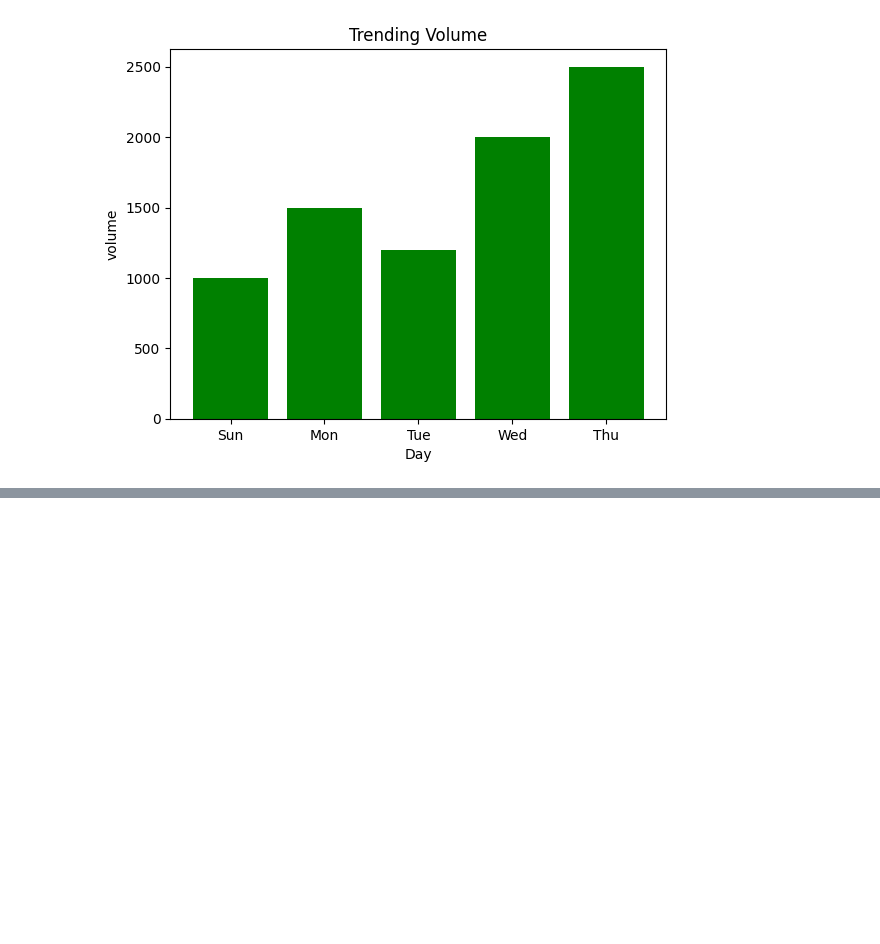
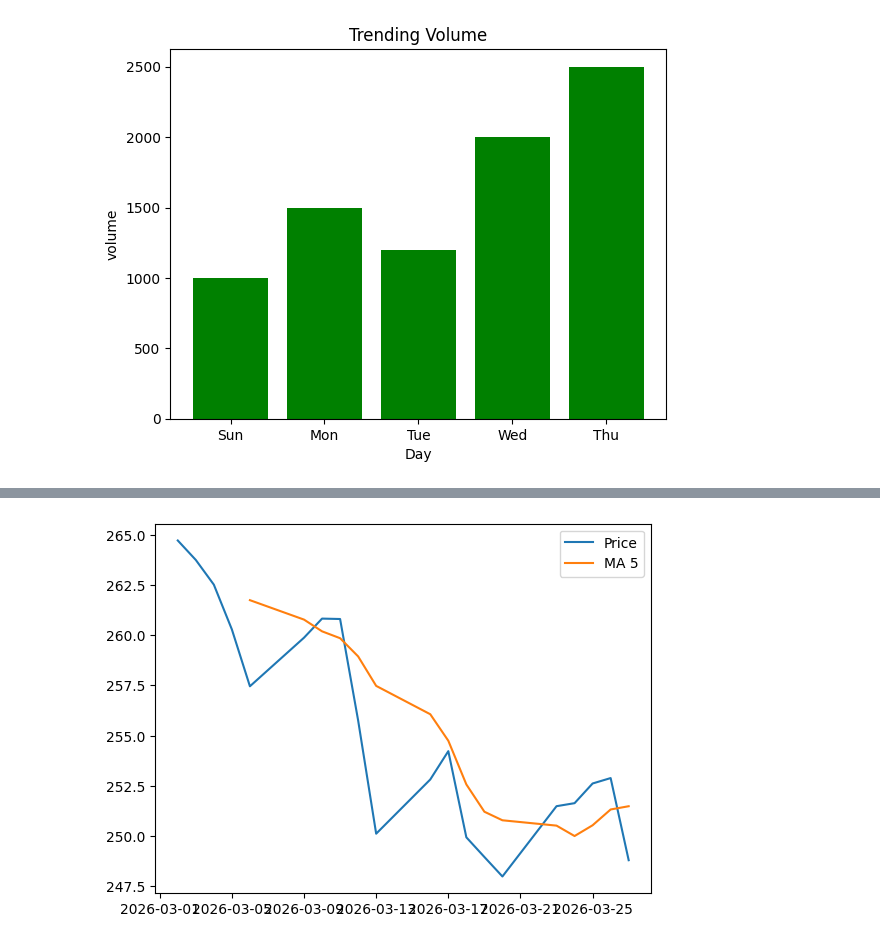
Before and after one commit to hady872/AI_Learning_Journey, a Jupyter notebook: projects/project2.ipynb, the cells around one changed output, grey strips where cells are left out. Cells and saved outputs as stored; diff of their text form; code cells hidden in the pictures; blank space fills up the shorter version.

```diff
--- a/projects/project2.ipynb
+++ b/projects/project2.ipynb
@@ -60,0 +125,10 @@ plt.show()
+# %%
+df["MA_5"] = df["Close"].rolling(5).mean()
+
+plt.plot(df.index, df["Close"], label="Price")
+plt.plot(df.index, df["MA_5"], label="MA 5")
+
+plt.legend()
+plt.show()
+# %% [output]
+[figure, added]
```
Also changed, not shown: parts of 7 cells of this notebook, 2 other files.
